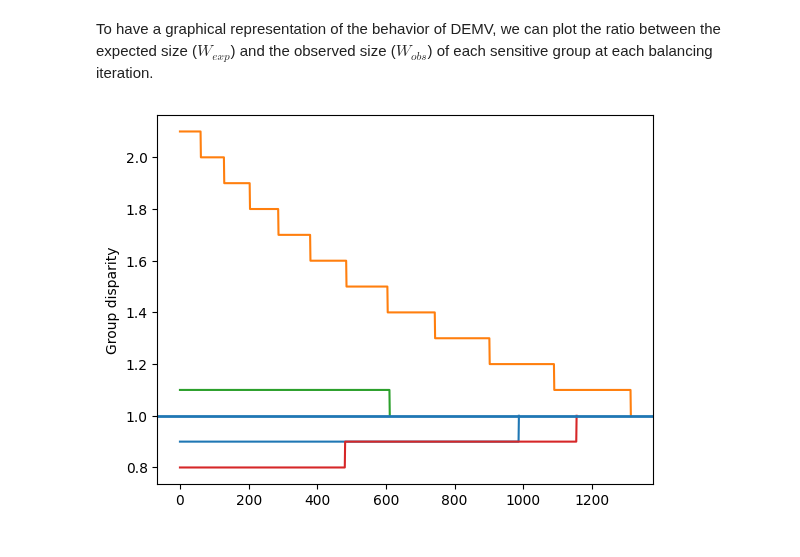
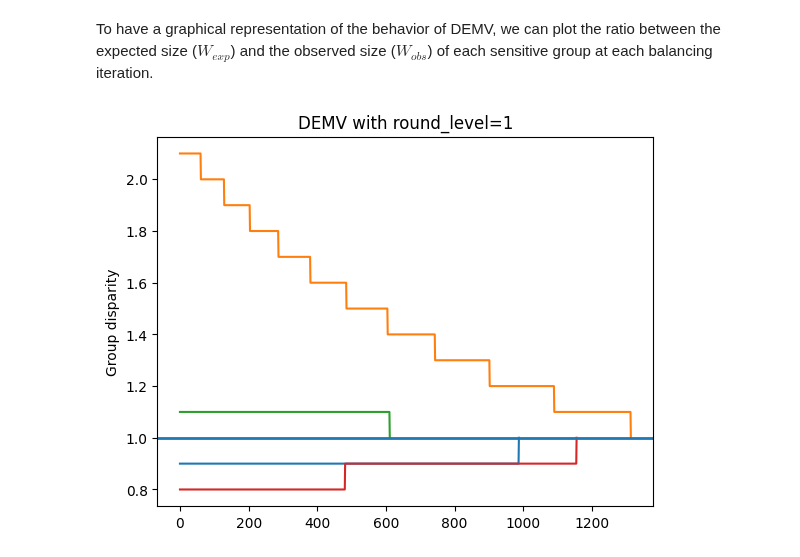
Before and after one commit to Trusted-AI/AIF360, a Jupyter notebook: examples/demo_demv_preproc.ipynb, the cells around one changed output. Cells and saved outputs as stored; diff of their text form; code cells hidden in the pictures.

```diff
--- a/examples/demo_demv_preproc.ipynb
+++ b/examples/demo_demv_preproc.ipynb
@@ -220,6 +257,7 @@ def plot_groups_disparity(disparities):
     return ax
 # %%
 plot_groups_disparity(demv.get_disparities()[0])
+plt.title("DEMV with round_level=1")
 plt.show()
 # %% [output]
-[figure, old version]
+[figure, new version]
```
Also changed, not shown: parts of 12 cells of this notebook, 2 other files.
